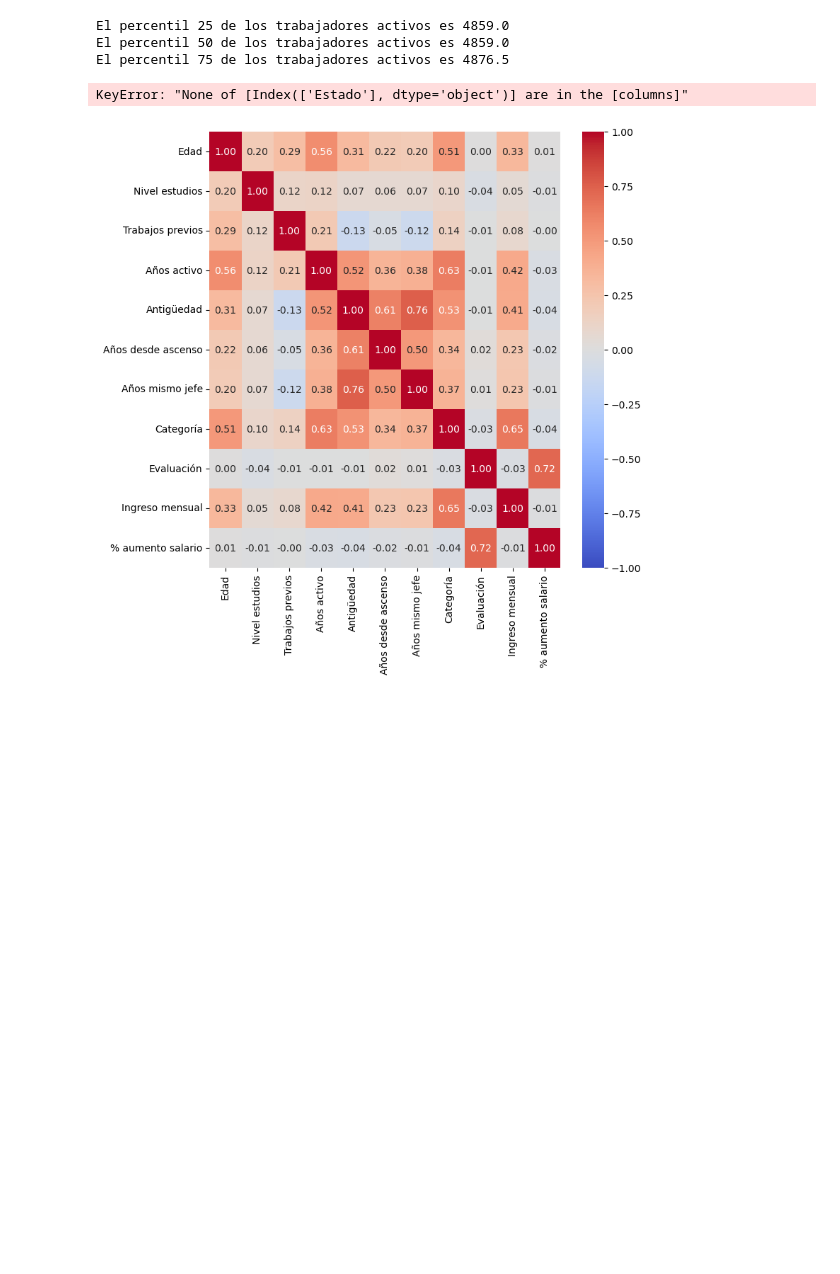
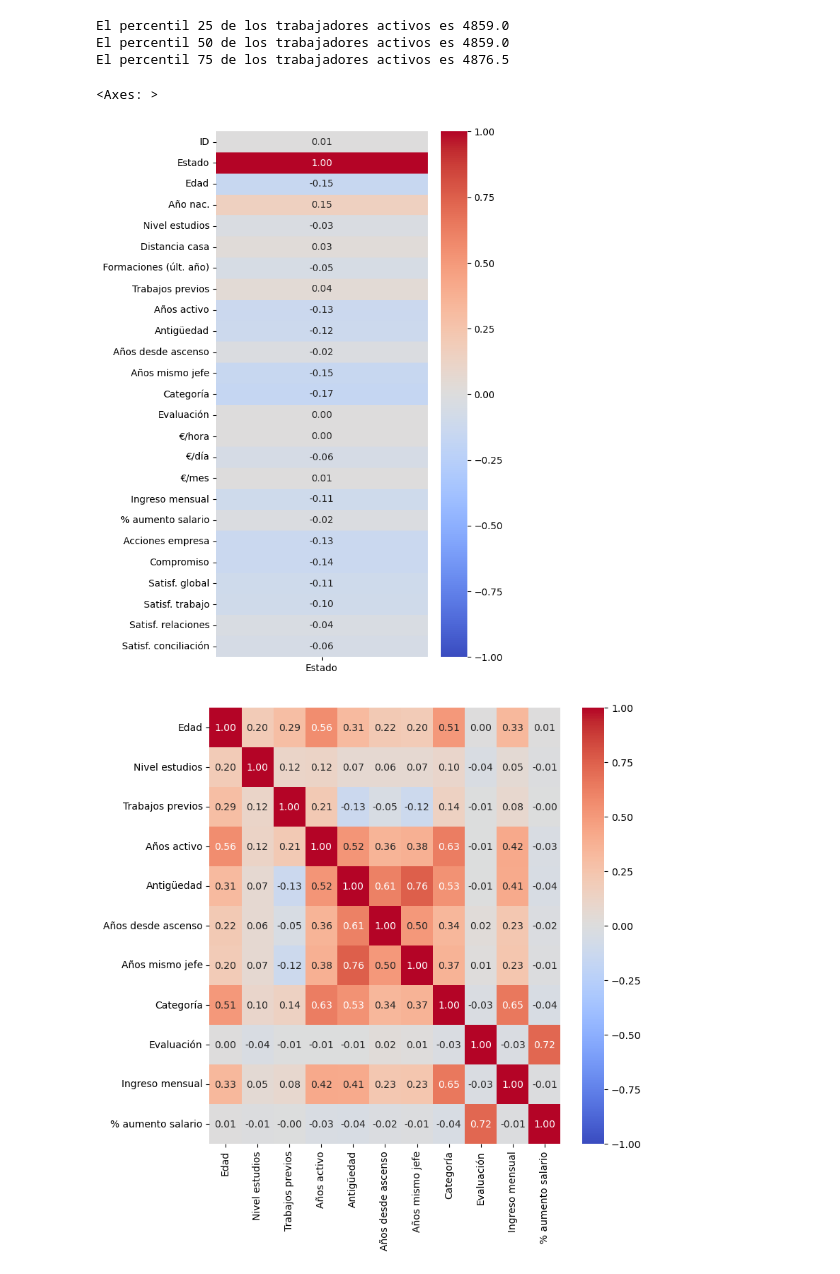
Before and after one commit to SilviaFarled/Modulo-3-Proyecto-Grupo4-Datahoot, a Jupyter notebook: PARTE-4_project-da-promo-52-modulo-3-team-4-VISUALIZACION.ipynb, the cells around one changed output. Cells and saved outputs as stored; diff of their text form; code cells hidden in the pictures; blank space fills up the shorter version.

```diff
--- a/PARTE-4_project-da-promo-52-modulo-3-team-4-VISUALIZACION.ipynb
+++ b/PARTE-4_project-da-promo-52-modulo-3-team-4-VISUALIZACION.ipynb
@@ -530,25 +533,26 @@ El percentil 50 de los trabajadores activos es 4859.0
 El percentil 75 de los trabajadores activos es 4876.5
 # %%
 # Calcular la correlación entre variables numéricas y la columna 'Estado'
-df_correlation = df.select_dtypes(include="number").corr()[["Estado"]]
+df_correlation = df1.select_dtypes(include="number").corr()[["Estado"]]
 
 # Mostrar la tabla de correlaciones calculada
 df_correlation
 
 # Crear figura para el heatmap con tamaño 5x10 pulgadas
 plt.figure(figsize=(5, 10))
 
 # Crear un mapa de calor de las correlaciones con anotaciones numéricas
 sns.heatmap(
     df_correlation,        # Datos de correlación
     annot=True,            # Mostrar valores numéricos en cada celda
     fmt=".2f",             # Formato de números con 2 decimales
     cmap="coolwarm",       # Paleta de colores (rojo-azul)
     vmax=1,                # Valor máximo de la escala (correlación máxima)
     vmin=-1                # Valor mínimo de la escala (correlación mínima)
 )
 # %% [output]
-KeyError: "None of [Index(['Estado'], dtype='object')] are in the [columns]"
+<Axes: >
+[figure, added]
 # %%
 # MAPA de calor para valorar las variables numéricas que pueden tener relación
 
```
Also changed, not shown: parts of 4 cells of this notebook.
